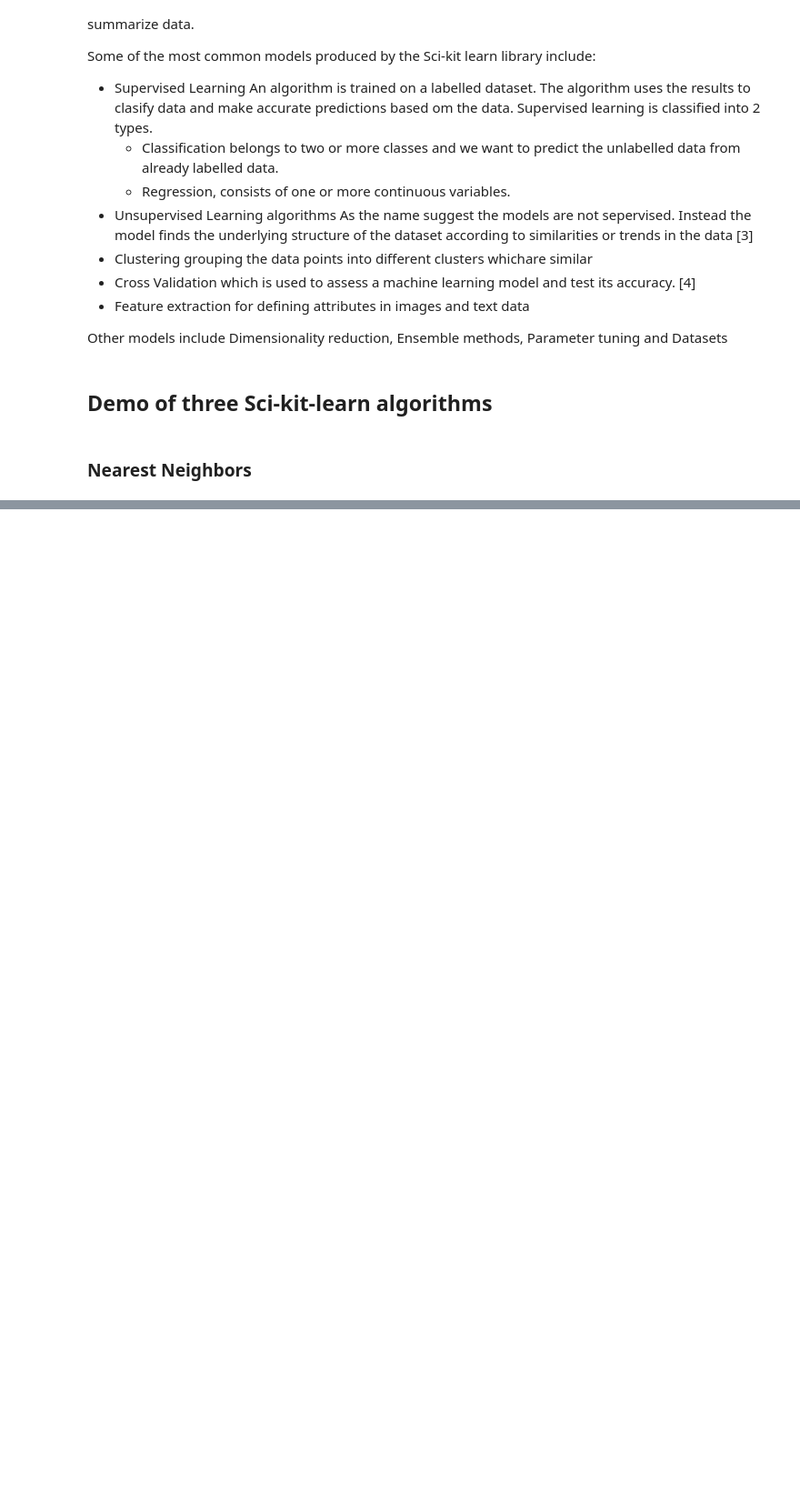
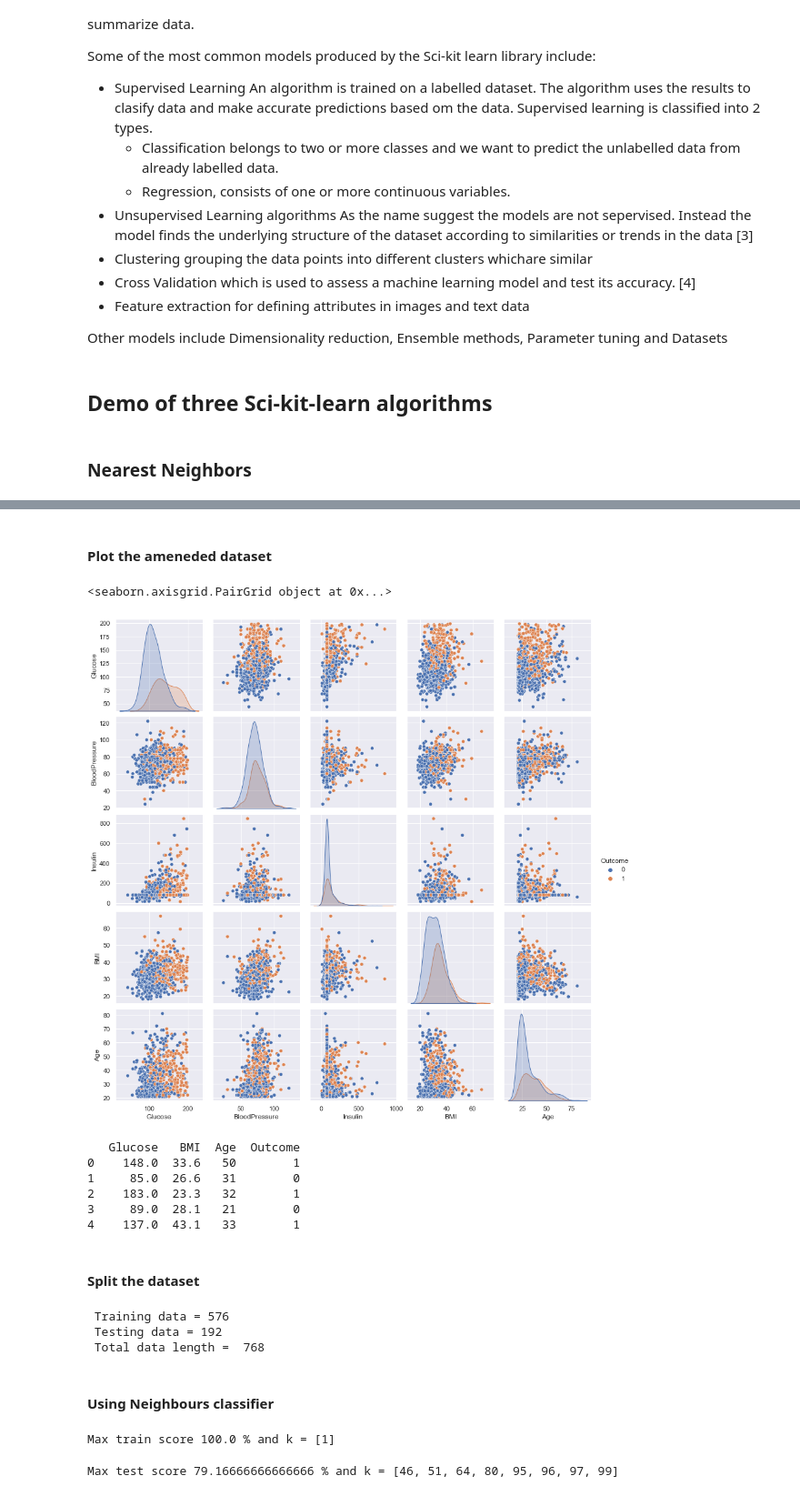
Before and after one commit to nmanley73/Machine_Learning_assessment, a Jupyter notebook: scikit-learn.ipynb, the cells around one changed output, grey strips where cells are left out. Shown at 91% size. Drawn from its saved outputs; the diff is of its cells as text; code cells hidden in the pictures; blank space fills up the shorter version.

Commit message:
Neighbours demo completed

```diff
--- a/scikit-learn.ipynb
+++ b/scikit-learn.ipynb
@@ -29,0 +56,12 @@ data points closest in distance to the new data points and make a prediction bas
+# %%
+# load the data using pandas
+df = pd.read_csv("data\diabetes.csv")
+
+# display the attributes
+print (df.keys())
+
+# displays number of records and variables
+print (df.shape)
+
+# get a statistical view of the dataset
+df.describe()
@@ -29,0 +87,2 @@ data points closest in distance to the new data points and make a prediction bas
+# %% [markdown]
+#### Plot the ameneded dataset
@@ -29,0 +93,10 @@ data points closest in distance to the new data points and make a prediction bas
+# %%
+# select 5 input variables
+graph = ['Glucose', 'BloodPressure', 'Insulin','BMI','Age','Outcome']
+sns.set()
+
+# run seaborn pairplot and colour the outcome variable
+print(sns.pairplot(df[graph],hue='Outcome', diag_kind='kde'))
+# %% [output]
+<seaborn.axisgrid.PairGrid object at 0x...>
+[figure, added]
@@ -29,0 +107,16 @@ data points closest in distance to the new data points and make a prediction bas
+# %%
+#Select 3 input variables
+cols = ['Glucose','BMI','Age','Outcome']
+
+# reset dataframe to the 3 variables selected
+df = df[cols]
+print(df.head(5))
+# %% [output]
+   Glucose   BMI  Age  Outcome
+0    148.0  33.6   50        1
+1     85.0  26.6   31        0
+2    183.0  23.3   32        1
+3     89.0  28.1   21        0
+4    137.0  43.1   33        1
+# %% [markdown]
+#### Split the dataset
@@ -29,0 +128,19 @@ data points closest in distance to the new data points and make a prediction bas
+# %%
+# Split the data into training and testing datasets using train_test_split function
+train, test = train_test_split(df)
+
+X_train = train[['Glucose','BMI','Age']]
+y_train = train['Outcome']
+X_test = test[['Glucose','BMI','Age']]
+y_test = test['Outcome']
+
+# display the resulting count of each dataset
+a = len(train_x)
+b = len(test_x)
+print(' Training data =',a,'\n','Testing data =',b,'\n','Total data length = ',a+b)
+# %% [output]
+ Training data = 576
+ Testing data = 192
+ Total data length =  768
+# %% [markdown]
+#### Using Neighbours classifier
@@ -29,0 +159,14 @@ data points closest in distance to the new data points and make a prediction bas
+# %%
+# get the maximum train score and print out
+max_train_score = max(train_scores)
+train_scores_ind = [i for i, v in enumerate(train_scores) if v == max_train_score]
+print('Max train score {} % and k = {}'.format(max_train_score*100,list(map(lambda x: x+1, train_scores_ind))))
+# %% [output]
+Max train score 100.0 % and k = [1]
+# %%
+# get the maximum test score and print out
+max_test_score = max(test_scores)
+test_scores_ind = [i for i, v in enumerate(test_scores) if v == max_test_score]
+print('Max test score {} % and k = {}'.format(max_test_score*100,list(map(lambda x: x+1, test_scores_ind))))
+# %% [output]
+Max test score 79.16666666666666 % and k = [46, 51, 64, 80, 95, 96, 97, 99]
```
Also changed, not shown: parts of 24 cells of this notebook, 4 other files.
